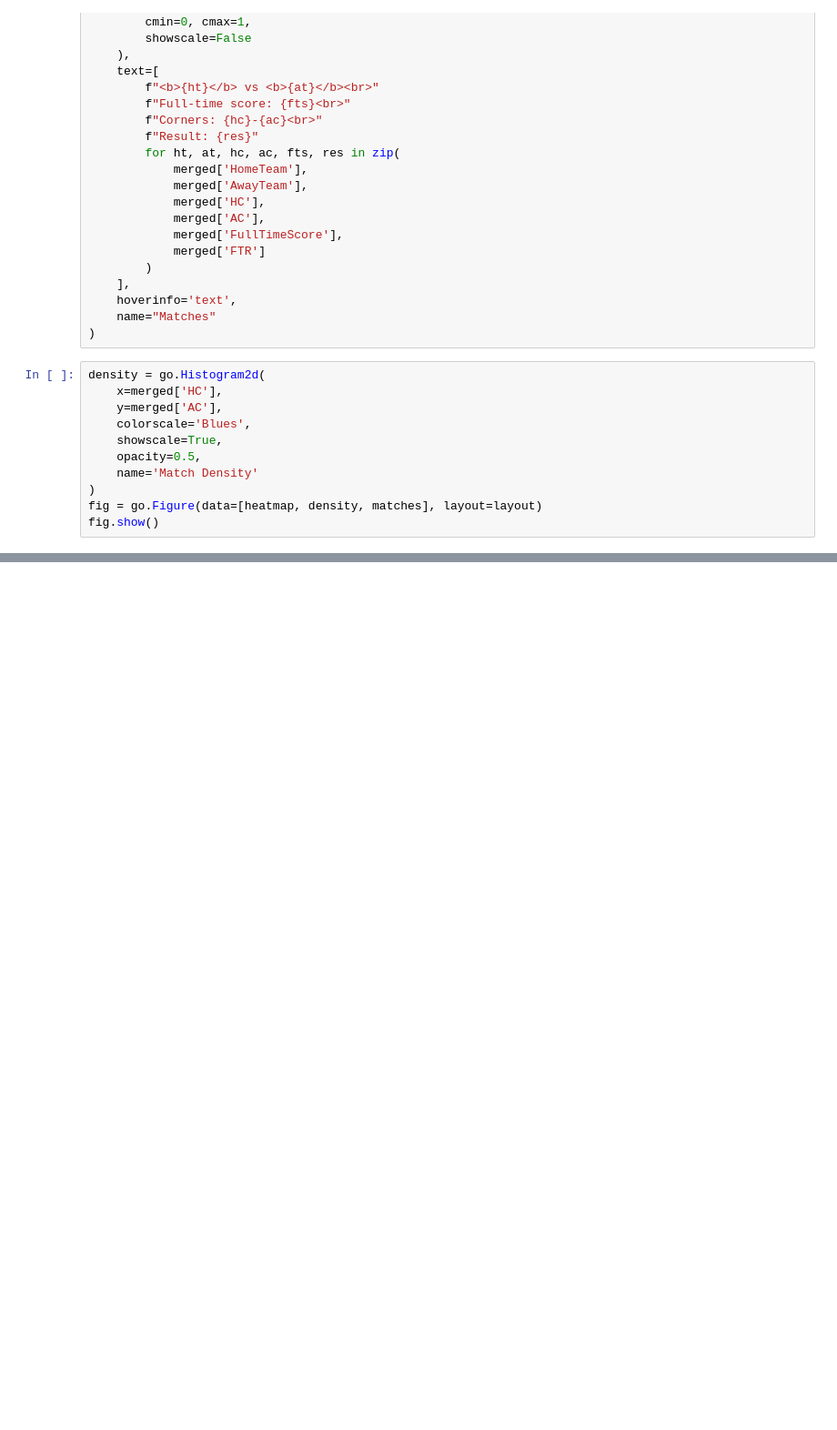
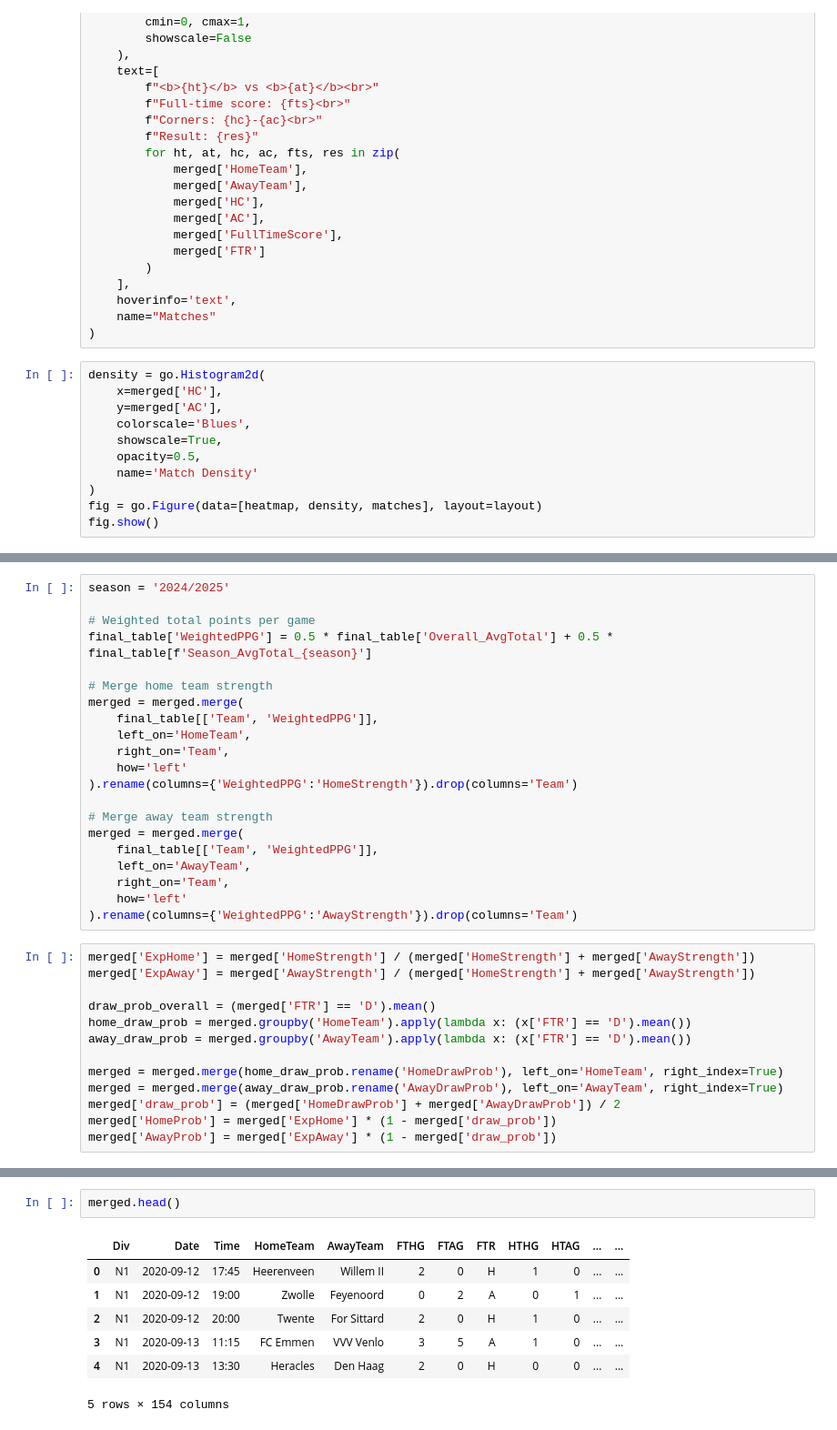
Before and after one commit to SimonteBiesebeek/FinalProject, a Jupyter notebook: JupyterFinalProject.ipynb, the cells around one changed output, grey strips where cells are left out. Shown at 91% size. Drawn from its saved outputs; the diff is of its cells as text; blank space fills up the shorter version.

```diff
--- a/JupyterFinalProject.ipynb
+++ b/JupyterFinalProject.ipynb
@@ -1187,0 +1450,34 @@ fig.show()
+# %%
+season = '2024/2025'
+
+# Weighted total points per game
+final_table['WeightedPPG'] = 0.5 * final_table['Overall_AvgTotal'] + 0.5 * final_table[f'Season_AvgTotal_{season}']
+
+# Merge home team strength
+merged = merged.merge(
+    final_table[['Team', 'WeightedPPG']],
+    left_on='HomeTeam',
+    right_on='Team',
+    how='left'
+).rename(columns={'WeightedPPG':'HomeStrength'}).drop(columns='Team')
+
+# Merge away team strength
+merged = merged.merge(
+    final_table[['Team', 'WeightedPPG']],
+    left_on='AwayTeam',
+    right_on='Team',
+    how='left'
+).rename(columns={'WeightedPPG':'AwayStrength'}).drop(columns='Team')
+# %%
+merged['ExpHome'] = merged['HomeStrength'] / (merged['HomeStrength'] + merged['AwayStrength'])
+merged['ExpAway'] = merged['AwayStrength'] / (merged['HomeStrength'] + merged['AwayStrength'])
+
+draw_prob_overall = (merged['FTR'] == 'D').mean()
+home_draw_prob = merged.groupby('HomeTeam').apply(lambda x: (x['FTR'] == 'D').mean())
+away_draw_prob = merged.groupby('AwayTeam').apply(lambda x: (x['FTR'] == 'D').mean())
+
+merged = merged.merge(home_draw_prob.rename('HomeDrawProb'), left_on='HomeTeam', right_index=True)
+merged = merged.merge(away_draw_prob.rename('AwayDrawProb'), left_on='AwayTeam', right_index=True)
+merged['draw_prob'] = (merged['HomeDrawProb'] + merged['AwayDrawProb']) / 2
+merged['HomeProb'] = merged['ExpHome'] * (1 - merged['draw_prob'])
+merged['AwayProb'] = merged['ExpAway'] * (1 - merged['draw_prob'])
@@ -1187,0 +1489,10 @@ fig.show()
+# %%
+merged.head()
+# %% [output]
+|  | Div | Date | Time | HomeTeam | AwayTeam | FTHG | FTAG | FTR | HTHG | HTAG | ... | ... |
+| 0 | N1 | 2020-09-12 | 17:45 | Heerenveen | Willem II | 2 | 0 | H | 1 | 0 | ... | ... |
+| 1 | N1 | 2020-09-12 | 19:00 | Zwolle | Feyenoord | 0 | 2 | A | 0 | 1 | ... | ... |
+| 2 | N1 | 2020-09-12 | 20:00 | Twente | For Sittard | 2 | 0 | H | 1 | 0 | ... | ... |
+| 3 | N1 | 2020-09-13 | 11:15 | FC Emmen | VVV Venlo | 3 | 5 | A | 1 | 0 | ... | ... |
+| 4 | N1 | 2020-09-13 | 13:30 | Heracles | Den Haag | 2 | 0 | H | 0 | 0 | ... | ... |
+5 rows × 154 columns
```
Also changed, not shown: parts of 28 cells of this notebook, 1 other file.
